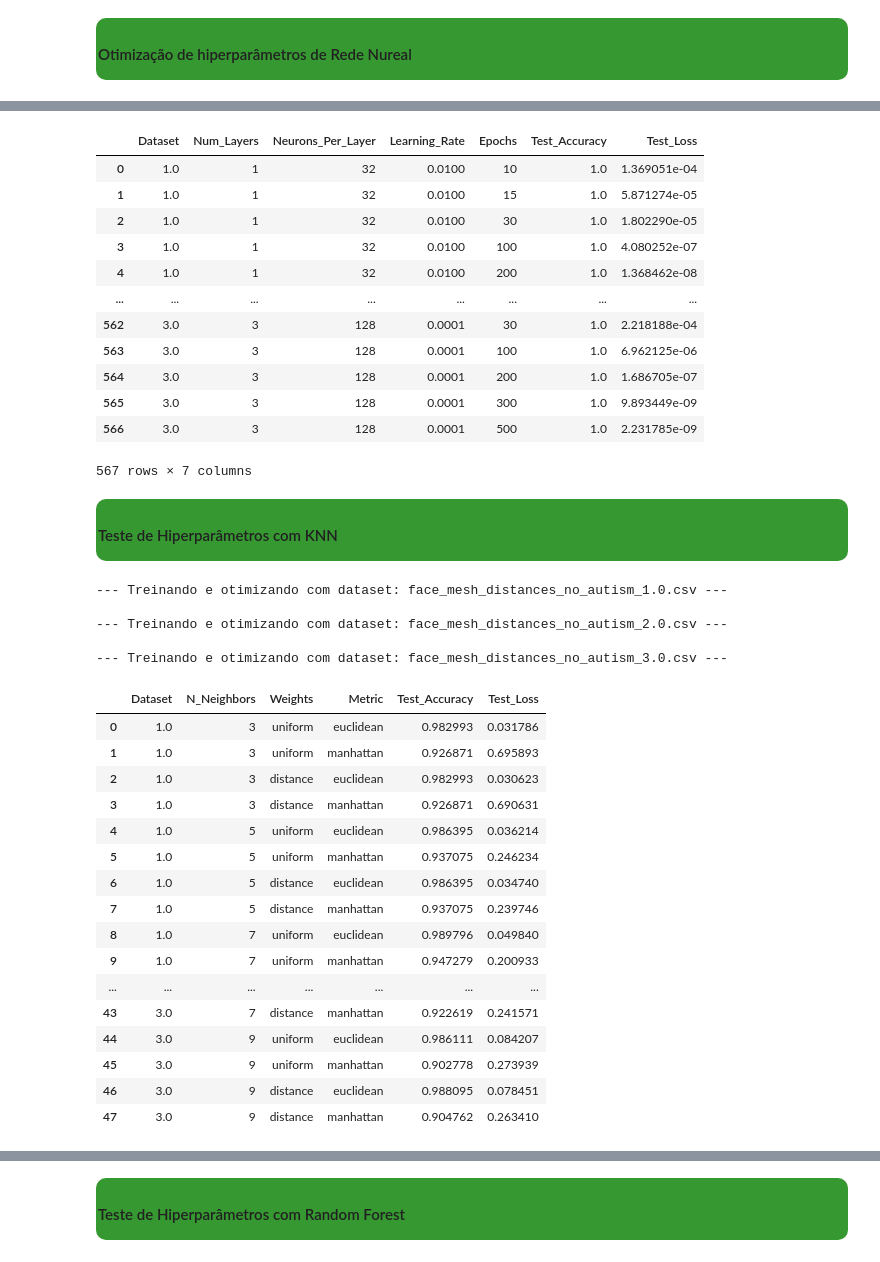
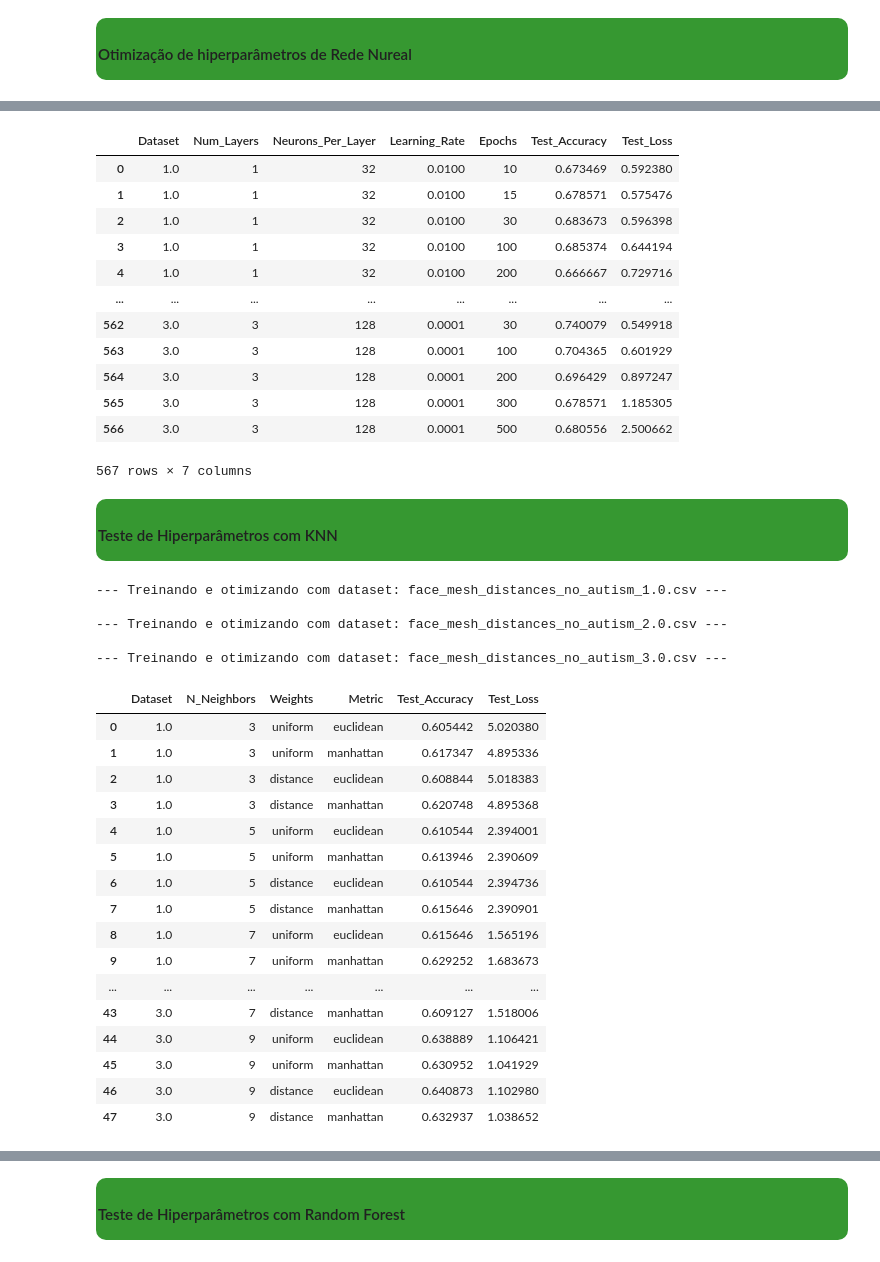
Before and after one commit to GeorgeAlexsander/AutismDetectWithML, a Jupyter notebook: notebooks/autism_condition_classification/autism_condition_classification.ipynb, the cells around one changed output, grey strips where cells are left out. Drawn from its saved outputs; the diff is of its cells as text; code cells hidden in the pictures.

```diff
--- a/notebooks/autism_condition_classification/autism_condition_classification.ipynb
+++ b/notebooks/autism_condition_classification/autism_condition_classification.ipynb
@@ -1199,16 +1071,16 @@ def load_and_prepare_data(dataset_suffix):
     df_no_autism_anthropometric = pd.read_csv(f"../../data/preprocessed_landmark/face_mesh_distances_no_autism_{dataset_suffix}.csv")
     df_with_autism_anthropometric = pd.read_csv(f"../../data/preprocessed_landmark/face_mesh_distances_with_autism_{dataset_suffix}.csv")
 
-    # Supondo que temos as colunas de interesse e a coluna de rótulo pronta
-    df_no_autism_anthropometric['label'] = 0
-    df_with_autism_anthropometric['label'] = 1
+    # Remover a coluna 'samples' e utilizar 'class' como rótulo
+    df_no_autism_anthropometric = df_no_autism_anthropometric.drop(columns=['samples'], errors='ignore')  # Remover 'samples'
+    df_with_autism_anthropometric = df_with_autism_anthropometric.drop(columns=['samples'], errors='ignore')  # Remover 'samples'
 
     # Concatenar os dois DataFrames
     df_combined = pd.concat([df_no_autism_anthropometric, df_with_autism_anthropometric])
 
     # Separar em X (características) e y (rótulos)
-    X = df_combined.drop('label', axis=1)
-    y = df_combined['label']
+    X = df_combined.drop('class', axis=1)  # Remover a coluna 'class' para usar como rótulo
+    y = df_combined['class']  # A coluna 'class' contém os rótulos (0 ou 1)
 
     # Dividir os dados em conjuntos de treinamento e teste
     X_train, X_test, y_train, y_test = train_test_split(X, y, test_size=0.2, random_state=42)
@@ -1284,8 +1156,6 @@ for dataset_suffix in ['1.0', '2.0', '3.0']:
                         'Test_Loss': test_loss
                     })
 
-# Após o loop, exibir os resultados em uma nova célula
-import pandas as pd
 
 # Criar DataFrame com os resultados armazenados
 results_df_RN = pd.DataFrame(results_summary)
@@ -1311,19 +1181,19 @@ display(results_df_RN)
 567 rows × 7 columns
 # %%
-display(results_df)
+display(results_df_RN)
 # %% [output]
 |  | Dataset | Num_Layers | Neurons_Per_Layer | Learning_Rate | Epochs | Test_Accuracy | Test_Loss |
-| 0 | 1.0 | 1 | 32 | 0.0100 | 10 | 1.0 | 1.369051e-04 |
-| 1 | 1.0 | 1 | 32 | 0.0100 | 15 | 1.0 | 5.871274e-05 |
-| 2 | 1.0 | 1 | 32 | 0.0100 | 30 | 1.0 | 1.802290e-05 |
-| 3 | 1.0 | 1 | 32 | 0.0100 | 100 | 1.0 | 4.080252e-07 |
-| 4 | 1.0 | 1 | 32 | 0.0100 | 200 | 1.0 | 1.368462e-08 |
+| 0 | 1.0 | 1 | 32 | 0.0100 | 10 | 0.673469 | 0.592380 |
+| 1 | 1.0 | 1 | 32 | 0.0100 | 15 | 0.678571 | 0.575476 |
+| 2 | 1.0 | 1 | 32 | 0.0100 | 30 | 0.683673 | 0.596398 |
+| 3 | 1.0 | 1 | 32 | 0.0100 | 100 | 0.685374 | 0.644194 |
+| 4 | 1.0 | 1 | 32 | 0.0100 | 200 | 0.666667 | 0.729716 |
 | ... | ... | ... | ... | ... | ... | ... | ... |
-| 562 | 3.0 | 3 | 128 | 0.0001 | 30 | 1.0 | 2.218188e-04 |
-| 563 | 3.0 | 3 | 128 | 0.0001 | 100 | 1.0 | 6.962125e-06 |
-| 564 | 3.0 | 3 | 128 | 0.0001 | 200 | 1.0 | 1.686705e-07 |
-| 565 | 3.0 | 3 | 128 | 0.0001 | 300 | 1.0 | 9.893449e-09 |
-| 566 | 3.0 | 3 | 128 | 0.0001 | 500 | 1.0 | 2.231785e-09 |
+| 562 | 3.0 | 3 | 128 | 0.0001 | 30 | 0.740079 | 0.549918 |
+| 563 | 3.0 | 3 | 128 | 0.0001 | 100 | 0.704365 | 0.601929 |
+| 564 | 3.0 | 3 | 128 | 0.0001 | 200 | 0.696429 | 0.897247 |
+| 565 | 3.0 | 3 | 128 | 0.0001 | 300 | 0.678571 | 1.185305 |
+| 566 | 3.0 | 3 | 128 | 0.0001 | 500 | 0.680556 | 2.500662 |
 567 rows × 7 columns
 # %% [markdown]
 <div style="background-color: #369831; border: 2px solid #369831; border-radius: 10px; display: flex; justify-content: center; align-items: center; height: 50px;">
@@ -1343,16 +1213,16 @@ def load_and_prepare_data(dataset_suffix):
     df_no_autism_anthropometric = pd.read_csv(f"../../data/preprocessed_landmark/face_mesh_distances_no_autism_{dataset_suffix}.csv")
     df_with_autism_anthropometric = pd.read_csv(f"../../data/preprocessed_landmark/face_mesh_distances_with_autism_{dataset_suffix}.csv")
 
-    # Supondo que temos as colunas de interesse e a coluna de rótulo pronta
-    df_no_autism_anthropometric['label'] = 0
-    df_with_autism_anthropometric['label'] = 1
+    # Remover a coluna 'samples' e utilizar 'class' como rótulo
+    df_no_autism_anthropometric = df_no_autism_anthropometric.drop(columns=['samples'])  # Remover 'samples'
+    df_with_autism_anthropometric = df_with_autism_anthropometric.drop(columns=['samples'])  # Remover 'samples'
 
     # Concatenar os dois DataFrames
     df_combined = pd.concat([df_no_autism_anthropometric, df_with_autism_anthropometric])
 
     # Separar em X (características) e y (rótulos)
-    X = df_combined.drop('label', axis=1)
-    y = df_combined['label']
+    X = df_combined.drop('class', axis=1)  # Remover a coluna 'class' para usar como rótulo
+    y = df_combined['class']  # A coluna 'class' contém os rótulos (0 ou 1)
 
     # Dividir os dados em conjuntos de treinamento e teste
     X_train, X_test, y_train, y_test = train_test_split(X, y, test_size=0.2, random_state=42)
@@ -1394,48 +1264,46 @@ for dataset_suffix in ['1.0', '2.0', '3.0']:
                 y_pred = knn.predict(X_test)
                 y_prob = knn.predict_proba(X_test)
 
                 # Avaliar o desempenho
                 test_accuracy = accuracy_score(y_test, y_pred)
                 test_loss = log_loss(y_test, y_prob)
 
                 # Armazenar os resultados na lista
                 results_summary.append({
                     'Dataset': dataset_suffix,
                     'N_Neighbors': n_neighbors,
                     'Weights': weights,
                     'Metric': metric,
                     'Test_Accuracy': test_accuracy,
                     'Test_Loss': test_loss
                 })
 
-# Após o loop, exibir os resultados em uma nova célula
-import pandas as pd
 
 # Criar DataFrame com os resultados armazenados
 results_df_KNN = pd.DataFrame(results_summary)
 
 # Exibir a tabela de resultados
 display(results_df_KNN)
 # %% [output]
 --- Treinando e otimizando com dataset: face_mesh_distances_no_autism_1.0.csv ---
 
 --- Treinando e otimizando com dataset: face_mesh_distances_no_autism_2.0.csv ---
 
 --- Treinando e otimizando com dataset: face_mesh_distances_no_autism_3.0.csv ---
 |  | Dataset | N_Neighbors | Weights | Metric | Test_Accuracy | Test_Loss |
-| 0 | 1.0 | 3 | uniform | euclidean | 0.982993 | 0.031786 |
-| 1 | 1.0 | 3 | uniform | manhattan | 0.926871 | 0.695893 |
-| 2 | 1.0 | 3 | distance | euclidean | 0.982993 | 0.030623 |
-| 3 | 1.0 | 3 | distance | manhattan | 0.926871 | 0.690631 |
-| 4 | 1.0 | 5 | uniform | euclidean | 0.986395 | 0.036214 |
-| 5 | 1.0 | 5 | uniform | manhattan | 0.937075 | 0.246234 |
-| 6 | 1.0 | 5 | distance | euclidean | 0.986395 | 0.034740 |
-| 7 | 1.0 | 5 | distance | manhattan | 0.937075 | 0.239746 |
-| 8 | 1.0 | 7 | uniform | euclidean | 0.989796 | 0.049840 |
-| 9 | 1.0 | 7 | uniform | manhattan | 0.947279 | 0.200933 |
+| 0 | 1.0 | 3 | uniform | euclidean | 0.605442 | 5.020380 |
+| 1 | 1.0 | 3 | uniform | manhattan | 0.617347 | 4.895336 |
+| 2 | 1.0 | 3 | distance | euclidean | 0.608844 | 5.018383 |
+| 3 | 1.0 | 3 | distance | manhattan | 0.620748 | 4.895368 |
+| 4 | 1.0 | 5 | uniform | euclidean | 0.610544 | 2.394001 |
+| 5 | 1.0 | 5 | uniform | manhattan | 0.613946 | 2.390609 |
+| 6 | 1.0 | 5 | distance | euclidean | 0.610544 | 2.394736 |
+| 7 | 1.0 | 5 | distance | manhattan | 0.615646 | 2.390901 |
+| 8 | 1.0 | 7 | uniform | euclidean | 0.615646 | 1.565196 |
+| 9 | 1.0 | 7 | uniform | manhattan | 0.629252 | 1.683673 |
 | ... | ... | ... | ... | ... | ... | ... |
-| 43 | 3.0 | 7 | distance | manhattan | 0.922619 | 0.241571 |
-| 44 | 3.0 | 9 | uniform | euclidean | 0.986111 | 0.084207 |
-| 45 | 3.0 | 9 | uniform | manhattan | 0.902778 | 0.273939 |
-| 46 | 3.0 | 9 | distance | euclidean | 0.988095 | 0.078451 |
-| 47 | 3.0 | 9 | distance | manhattan | 0.904762 | 0.263410 |
+| 43 | 3.0 | 7 | distance | manhattan | 0.609127 | 1.518006 |
+| 44 | 3.0 | 9 | uniform | euclidean | 0.638889 | 1.106421 |
+| 45 | 3.0 | 9 | uniform | manhattan | 0.630952 | 1.041929 |
+| 46 | 3.0 | 9 | distance | euclidean | 0.640873 | 1.102980 |
+| 47 | 3.0 | 9 | distance | manhattan | 0.632937 | 1.038652 |
```
Also changed, not shown: parts of 8 cells of this notebook.
